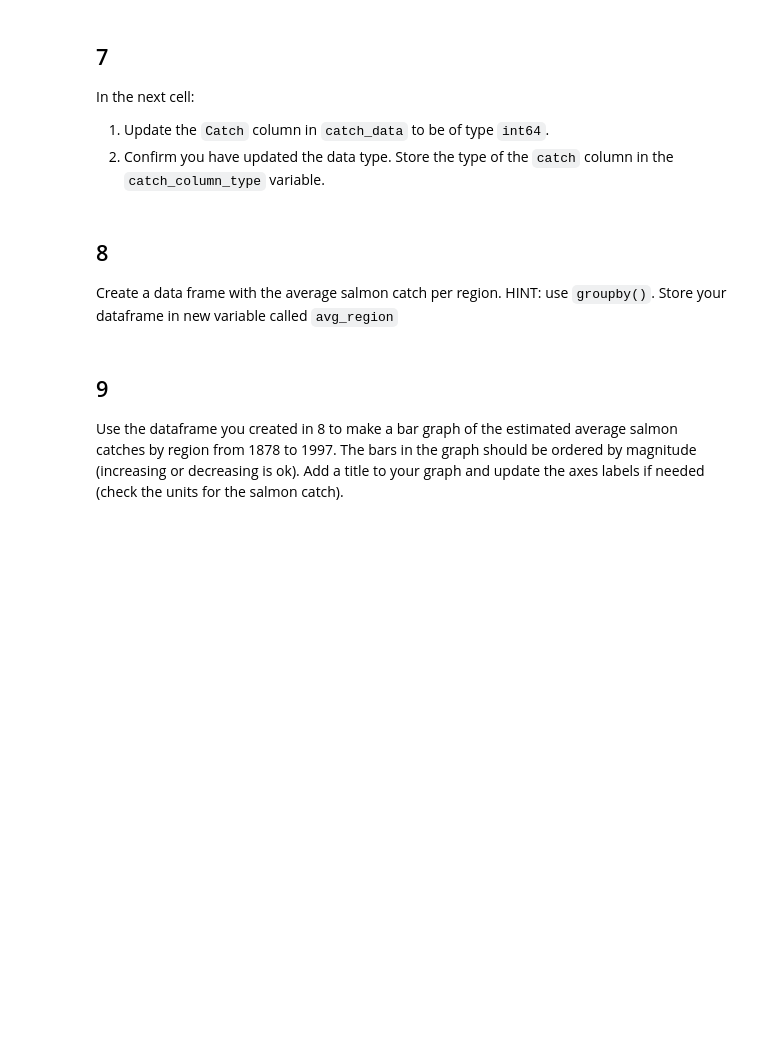
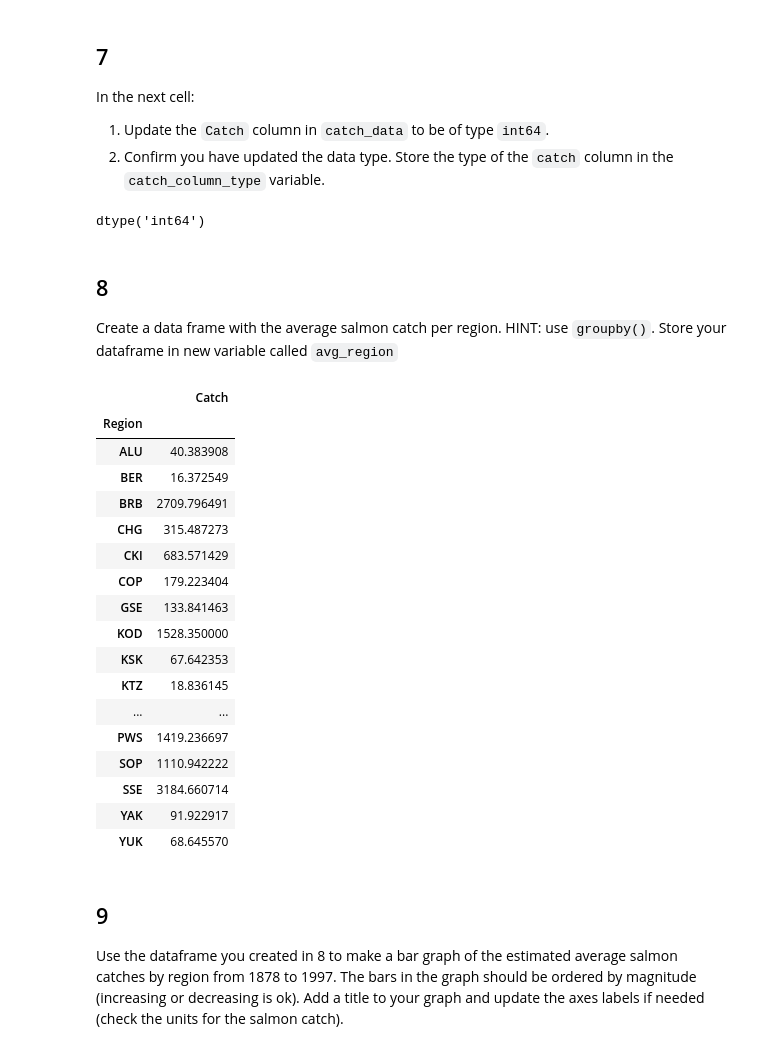
Before and after one commit to katleyq/eds220-hwk2, a Jupyter notebook: hwk2-task2-salmon.ipynb, the cells around one changed output. Drawn from its saved outputs; the diff is of its cells as text; code cells hidden in the pictures; blank space fills up the shorter version.

```diff
--- a/hwk2-task2-salmon.ipynb
+++ b/hwk2-task2-salmon.ipynb
@@ -210,3 +208,10 @@ catch_column_type
+# %%
+catch_data['Catch'] = catch_data['Catch'].astype('int64')
+
+catch_column_type = catch_data['Catch'].dtype
+catch_column_type
+# %% [output]
+dtype('int64')
 # %% [markdown]
 ## 8
 Create a data frame with the average salmon catch per region. HINT: use `groupby()`. Store your dataframe in new variable called `avg_region`
@@ -216,3 +218,25 @@ avg_region
+# %%
+avg_region = pd.DataFrame((catch_data.groupby('Region')['Catch'].mean()))
+avg_region
+# %% [output]
+|  | Catch |
+| Region |  |
+| ALU | 40.383908 |
+| BER | 16.372549 |
+| BRB | 2709.796491 |
+| CHG | 315.487273 |
+| CKI | 683.571429 |
+| COP | 179.223404 |
+| GSE | 133.841463 |
+| KOD | 1528.350000 |
+| KSK | 67.642353 |
+| KTZ | 18.836145 |
+| ... | ... |
+| PWS | 1419.236697 |
+| SOP | 1110.942222 |
+| SSE | 3184.660714 |
+| YAK | 91.922917 |
+| YUK | 68.645570 |
 # %% [markdown]
 <!-- BEGIN QUESTION -->
 
```
Also changed, not shown: parts of 6 cells of this notebook, 1 other file.
